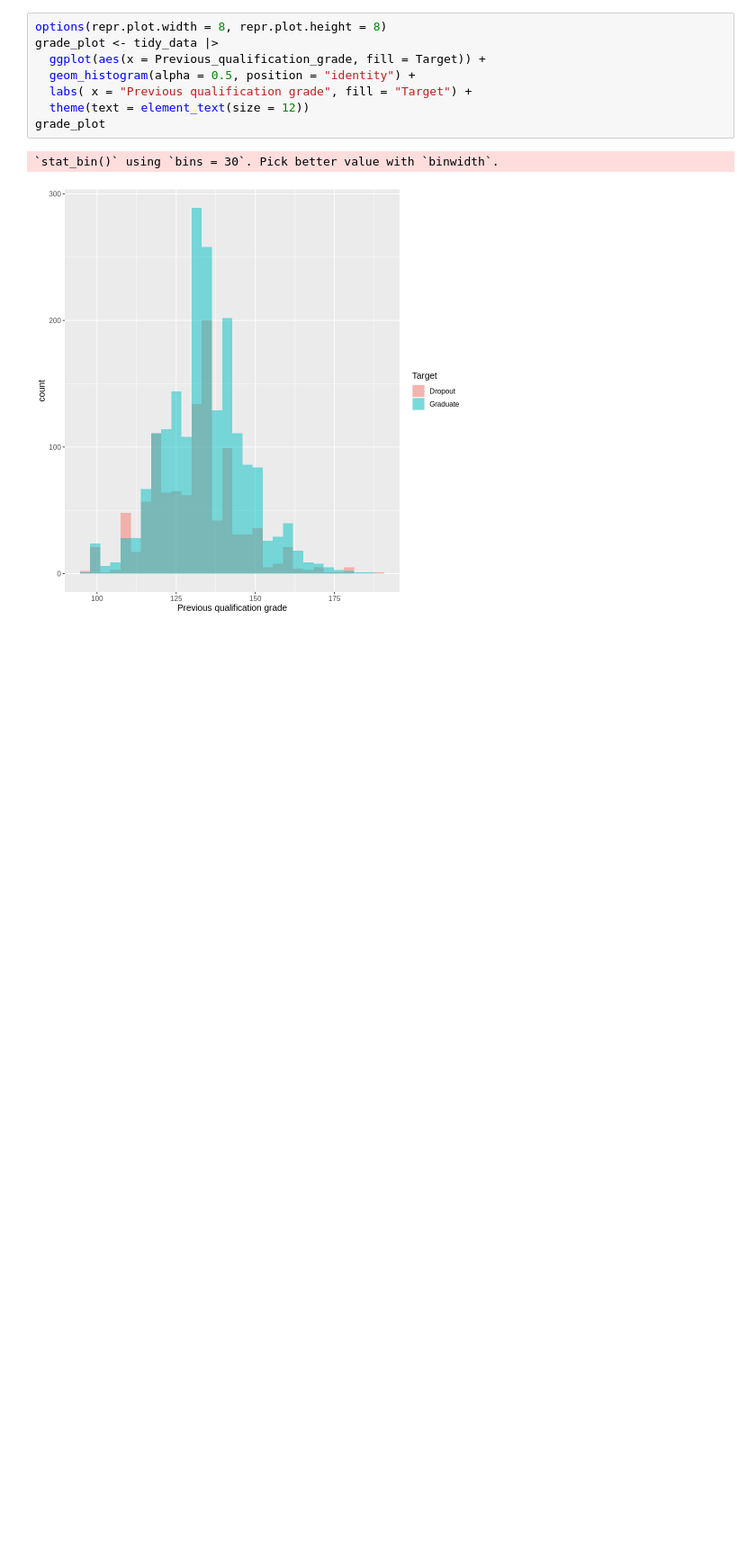
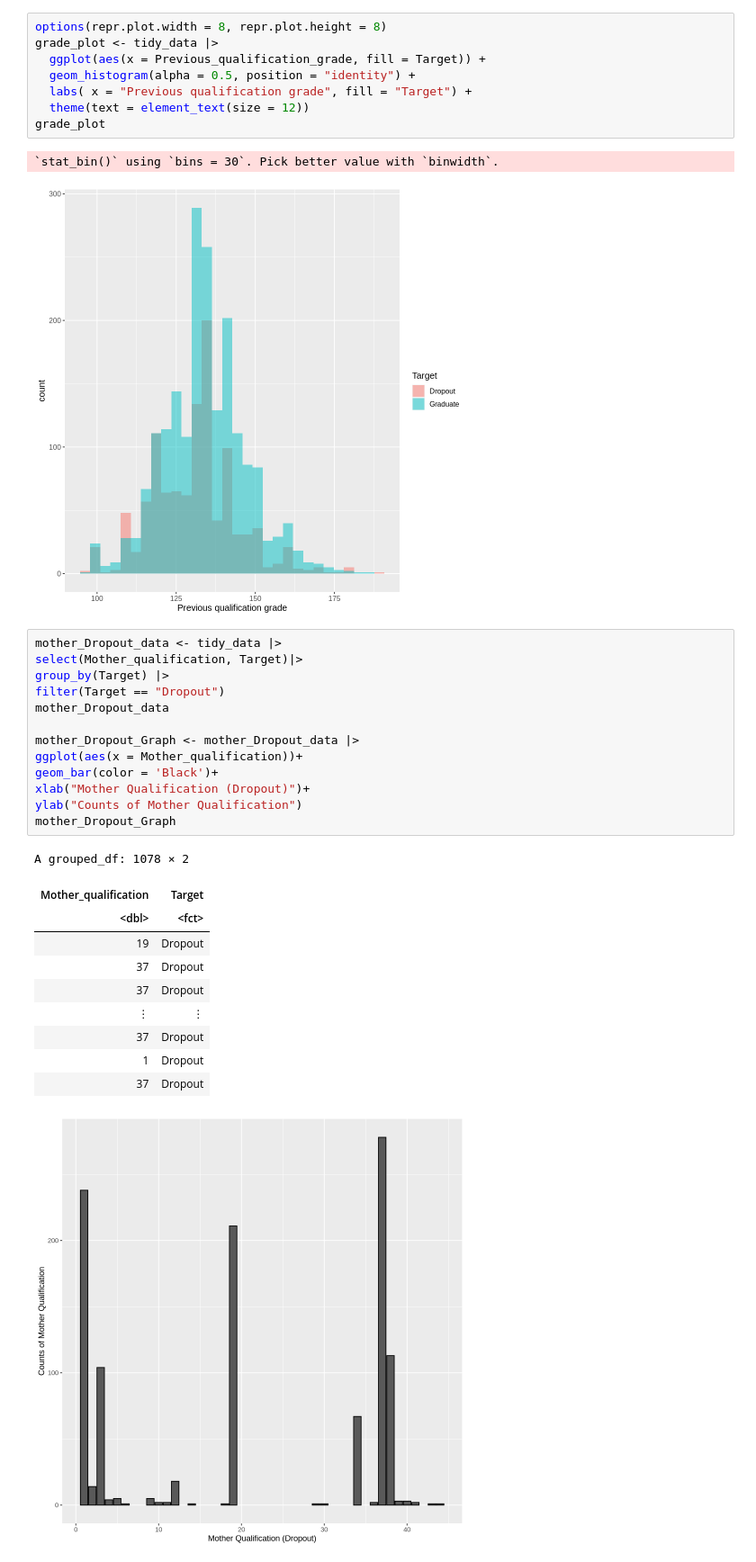
Before and after one commit to jternier/dsci_100_project, a Jupyter notebook: tidy_data/tidy_data.ipynb, the cells around one changed output. Shown at 90% size. Cells and saved outputs as stored; diff of their text form; blank space fills up the shorter version.

Commit message:
10 different patents qualification graphs

```diff
--- a/tidy_data/tidy_data.ipynb
+++ b/tidy_data/tidy_data.ipynb
@@ -98,3 +98,28 @@ grade_plot
 # %% [output]
 `stat_bin()` using `bins = 30`. Pick better value with `binwidth`.
 [figure]
+# %%
+mother_Dropout_data <- tidy_data |>
+select(Mother_qualification, Target)|>
+group_by(Target) |>
+filter(Target == "Dropout")
+mother_Dropout_data
+
+mother_Dropout_Graph <- mother_Dropout_data |>
+ggplot(aes(x = Mother_qualification))+
+geom_bar(color = 'Black')+
+xlab("Mother Qualification (Dropout)")+
+ylab("Counts of Mother Qualification")
+mother_Dropout_Graph
+# %% [output]
+A grouped_df: 1078 × 2
+| Mother_qualification | Target |
+| <dbl> | <fct> |
+| 19 | Dropout |
+| 37 | Dropout |
+| 37 | Dropout |
+| ⋮ | ⋮ |
+| 37 | Dropout |
+| 1 | Dropout |
+| 37 | Dropout |
+[figure, added]
```
Also changed, not shown: parts of 8 cells of this notebook.
